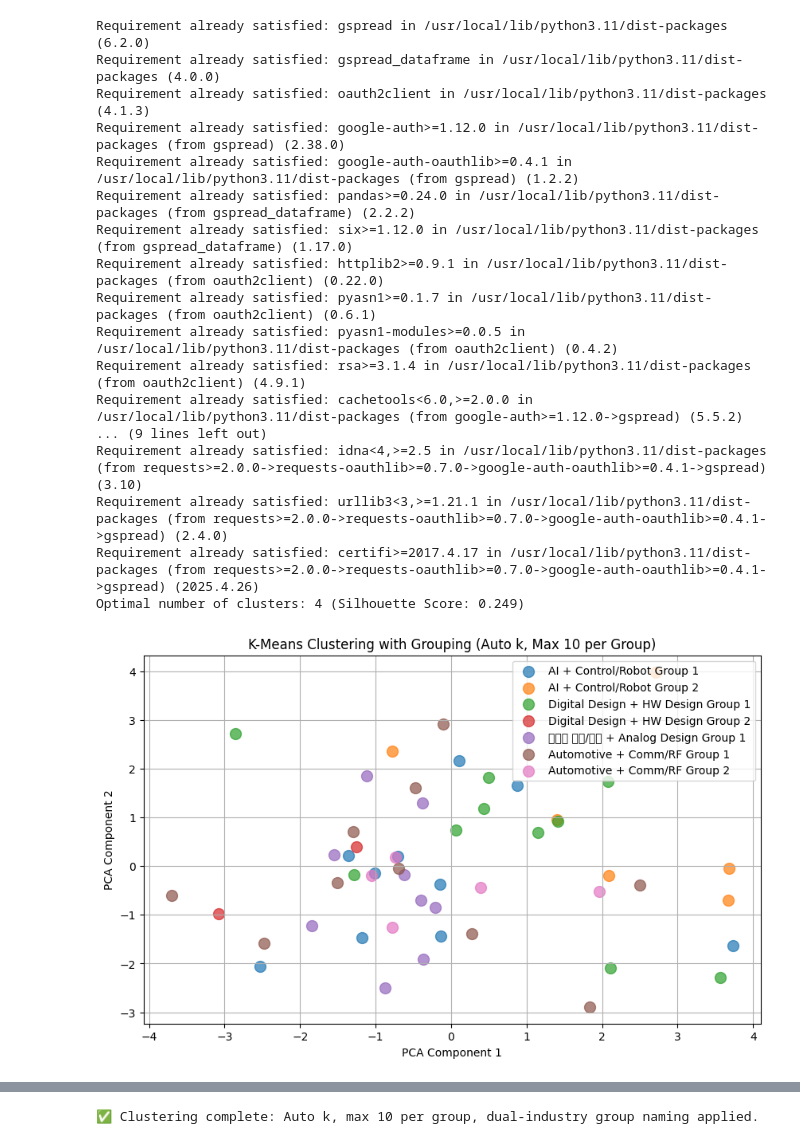
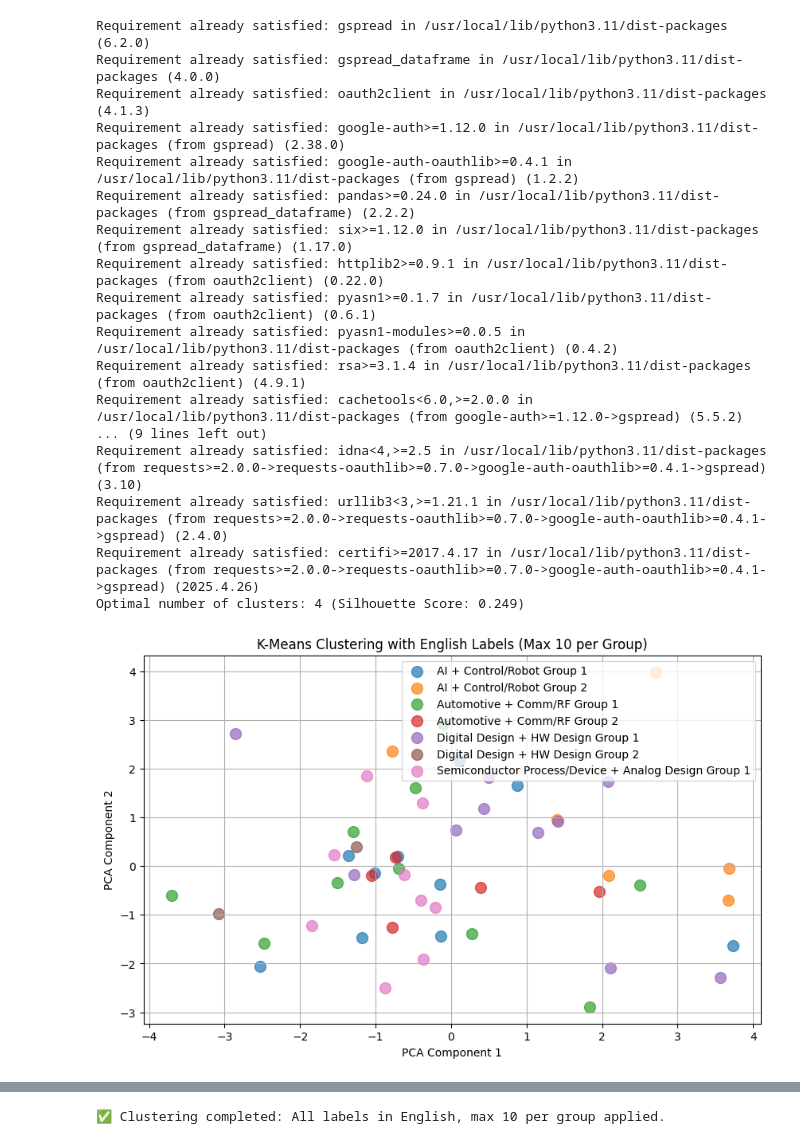
Before and after one commit to kbg8146/AI_based_smart_nametag, a Jupyter notebook: K_means_clustering_distance.ipynb, the cells around one changed output, grey strips where cells are left out. Cells and saved outputs as stored; diff of their text form; code cells hidden in the pictures.

```diff
--- a/K_means_clustering_distance.ipynb
+++ b/K_means_clustering_distance.ipynb
@@ -1,5 +1,5 @@
 # %%
-# ✅ 1. 설치 및 인증
+# ✅ 1. 라이브러리 설치 및 인증
 !pip install --upgrade gspread gspread_dataframe oauth2client
 
 from google.colab import auth
@@ -30,10 +30,30 @@ score_ws = sh.worksheet("과목별 직무 가중치")
 # ✅ 4. 데이터프레임 불러오기
 survey_df = pd.DataFrame(survey_ws.get_all_records())
 score_df = pd.DataFrame(score_ws.get_all_records())
+
+# ✅ 5. 산업군 한글 → 영어 변환
+industry_kor_to_eng = {
+    "반도체": "Semiconductor",
+    "자동차": "Automotive",
+    "AI": "AI",
+    "임베디드SW": "Embedded SW",
+    "임베디드HW": "Embedded HW",
+    "제어/로봇": "Control/Robot",
+    "디지털회로설계": "Digital Design",
+    "아날로그회로설계": "Analog Design",
+    "통신/RF": "Comm/RF",
+    "HW설계": "HW Design",
+    "SW": "Software",
+    "방산": "Defense",
+    "반도체 공정/소자": "Semiconductor Process/Device"
+}
+
+# ✅ 6. 산업군 이름 영어로 바꾸기
+score_df.rename(columns=industry_kor_to_eng, inplace=True)
 score_df.set_index("과목명", inplace=True)
 industries = list(score_df.columns)
 
-# ✅ 5. 산업군 점수 계산
+# ✅ 7. 산업군 점수 계산
 def calculate_industry_scores(row):
     subjects = [s.strip() for s in row["수강 한 전공 과목 (복수 응답 가능)"].split(",")]
     scores = pd.Series(0, index=industries, dtype=float)
@@ -49,7 +69,7 @@ industry_scores_df = survey_df[["이메일 주소", "이름"]].copy()
 industry_scores = survey_df.apply(calculate_industry_scores, axis=1)
 industry_scores_df = pd.concat([industry_scores_df, industry_scores], axis=1)
 
-# ✅ 6. 정규화 및 최적 k 찾기
+# ✅ 8. 정규화 및 최적 k 찾기
 X = industry_scores_df[industries].fillna(0)
 scaler = StandardScaler()
 X_scaled = scaler.fit_transform(X)
@@ -65,7 +85,7 @@ for k in range(2, min(11, len(X))):
         best_k = k
 print(f"Optimal number of clusters: {best_k} (Silhouette Score: {best_score:.3f})")
 
-# ✅ 7. 클러스터링 수행
+# ✅ 9. 클러스터링 수행
 kmeans = KMeans(n_clusters=best_k, random_state=42)
 clusters = kmeans.fit_predict(X_scaled)
 distances = kmeans.transform(X_scaled)
@@ -73,21 +93,24 @@ distances = kmeans.transform(X_scaled)
 industry_scores_df["Cluster"] = clusters
 industry_scores_df["Distance_to_Center"] = [distances[i][c] for i, c in enumerate(clusters)]
 
-# ✅ 8. 대표 산업군 2개 추출
+# ✅ 10. 대표 산업군 2개 추출 (영문 기준)
 cluster_centers_df = pd.DataFrame(kmeans.cluster_centers_, columns=industries)
 top2_industries = []
+
 for c in clusters:
     top2 = cluster_centers_df.loc[c].sort_values(ascending=False).head(2).index.tolist()
-    top2_industries.append(f"{top2[0]} + {top2[1]}")
-industry_scores_df["대표산업군"] = top2_industries
+    top2_label = f"{top2[0]} + {top2[1]}"
+    top2_industries.append(top2_label)
 
-# ✅ 9. 클러스터 내 최대 10명씩 조 편성
+industry_scores_df["Main_Industries"] = top2_industries
+
+# ✅ 11. 클러스터 내 10명 단위 조 나누기
 industry_scores_df = industry_scores_df.sort_values(["Cluster", "Distance_to_Center"]).reset_index(drop=True)
 group_assignments = {}
 cluster_groupings = defaultdict(list)
 
 for _, row in industry_scores_df.iterrows():
-    key = (row["대표산업군"], row["Cluster"])
+    key = (row["Main_Industries"], row["Cluster"])
     cluster_groupings[key].append(row)
 
 for key, members in cluster_groupings.items():
@@ -95,40 +118,27 @@ for key, members in cluster_groupings.items():
     for i, start in enumerate(range(0, len(members), 10), 1):
         for m in members[start:start+10]:
             idx = m.name
-            group_assignments[idx] = f"{industry_label} 중심 {i}조"
+            group_assignments[idx] = f"{industry_label} Group {i}"
 
 industry_scores_df["Cluster_Name"] = [group_assignments[i] for i in industry_scores_df.index]
 
-# ✅ 10. PCA 시각화 (영문 라벨)
-industry_eng_map = {
-    "반도체": "Semiconductor", "자동차": "Automotive", "AI": "AI",
-    "임베디드SW": "Embedded SW", "임베디드HW": "Embedded HW",
-    "제어/로봇": "Control/Robot", "디지털회로설계": "Digital Design",
-    "아날로그회로설계": "Analog Design", "통신/RF": "Comm/RF",
-    "HW설계": "HW Design", "SW": "Software", "방산": "Defense"
-}
-
+# ✅ 12. PCA 시각화
 pca = PCA(n_components=2)
 X_pca = pca.fit_transform(X_scaled)
 plt.figure(figsize=(10, 6))
 
 for name in sorted(industry_scores_df["Cluster_Name"].unique()):
     idx = industry_scores_df["Cluster_Name"] == name
-    kor1, kor2 = name.split(" 중심")[0].split(" + ")
-    eng1 = industry_eng_map.get(kor1, kor1)
-    eng2 = industry_eng_map.get(kor2, kor2)
-    group_no = name.split(" 중심 ")[-1].replace("조", "")
-    label = f"{eng1} + {eng2} Group {group_no}"
-    plt.scatter(X_pca[idx, 0], X_pca[idx, 1], label=label, s=100, alpha=0.7)
+    plt.scatter(X_pca[idx, 0], X_pca[idx, 1], label=name, s=100, alpha=0.7)
 
-plt.title("K-Means Clustering with Grouping (Auto k, Max 10 per Group)")
+plt.title("K-Means Clustering with English Labels (Max 10 per Group)")
 plt.xlabel("PCA Component 1")
 plt.ylabel("PCA Component 2")
 plt.legend()
 plt.grid(True)
 plt.show()
 
-# ✅ 11. 이상치 탐지
+# ✅ 13. 이상치 탐지
 mean_dist = np.mean(industry_scores_df["Distance_to_Center"])
 std_dist = np.std(industry_scores_df["Distance_to_Center"])
 threshold = mean_dist + 2 * std_dist
@@ -144,35 +154,35 @@ plt.legend()
 plt.grid(True)
 plt.show()
 
-# ✅ 12. 결과 Google Sheet로 업로드
+# ✅ 14. Google Sheet 업로드
 try:
     result_ws = sh.worksheet("Clustered Result with Distance")
     sh.del_worksheet(result_ws)
 except:
     pass
 
 result_ws = sh.add_worksheet(title="Clustered Result with Distance", rows=100, cols=20)
 set_with_dataframe(result_ws, industry_scores_df)
 
-print("✅ Clustering complete: Auto k, max 10 per group, dual-industry group naming applied.")
+print("✅ Clustering completed: All labels in English, max 10 per group applied.")
 # %% [output]
 Requirement already satisfied: gspread in /usr/local/lib/python3.11/dist-packages (6.2.0)
 Requirement already satisfied: gspread_dataframe in /usr/local/lib/python3.11/dist-packages (4.0.0)
 Requirement already satisfied: oauth2client in /usr/local/lib/python3.11/dist-packages (4.1.3)
 Requirement already satisfied: google-auth>=1.12.0 in /usr/local/lib/python3.11/dist-packages (from gspread) (2.38.0)
 Requirement already satisfied: google-auth-oauthlib>=0.4.1 in /usr/local/lib/python3.11/dist-packages (from gspread) (1.2.2)
 Requirement already satisfied: pandas>=0.24.0 in /usr/local/lib/python3.11/dist-packages (from gspread_dataframe) (2.2.2)
 Requirement already satisfied: six>=1.12.0 in /usr/local/lib/python3.11/dist-packages (from gspread_dataframe) (1.17.0)
 Requirement already satisfied: httplib2>=0.9.1 in /usr/local/lib/python3.11/dist-packages (from oauth2client) (0.22.0)
 Requirement already satisfied: pyasn1>=0.1.7 in /usr/local/lib/python3.11/dist-packages (from oauth2client) (0.6.1)
 Requirement already satisfied: pyasn1-modules>=0.0.5 in /usr/local/lib/python3.11/dist-packages (from oauth2client) (0.4.2)
 Requirement already satisfied: rsa>=3.1.4 in /usr/local/lib/python3.11/dist-packages (from oauth2client) (4.9.1)
 Requirement already satisfied: cachetools<6.0,>=2.0.0 in /usr/local/lib/python3.11/dist-packages (from google-auth>=1.12.0->gspread) (5.5.2)
 ... (9 lines left out)
 Requirement already satisfied: idna<4,>=2.5 in /usr/local/lib/python3.11/dist-packages (from requests>=2.0.0->requests-oauthlib>=0.7.0->google-auth-oauthlib>=0.4.1->gspread) (3.10)
 Requirement already satisfied: urllib3<3,>=1.21.1 in /usr/local/lib/python3.11/dist-packages (from requests>=2.0.0->requests-oauthlib>=0.7.0->google-auth-oauthlib>=0.4.1->gspread) (2.4.0)
 Requirement already satisfied: certifi>=2017.4.17 in /usr/local/lib/python3.11/dist-packages (from requests>=2.0.0->requests-oauthlib>=0.7.0->google-auth-oauthlib>=0.4.1->gspread) (2025.4.26)
 Optimal number of clusters: 4 (Silhouette Score: 0.249)
-[figure, old version]
+[figure, new version]
 [figure]
-✅ Clustering complete: Auto k, max 10 per group, dual-industry group naming applied.
+✅ Clustering completed: All labels in English, max 10 per group applied.
```
